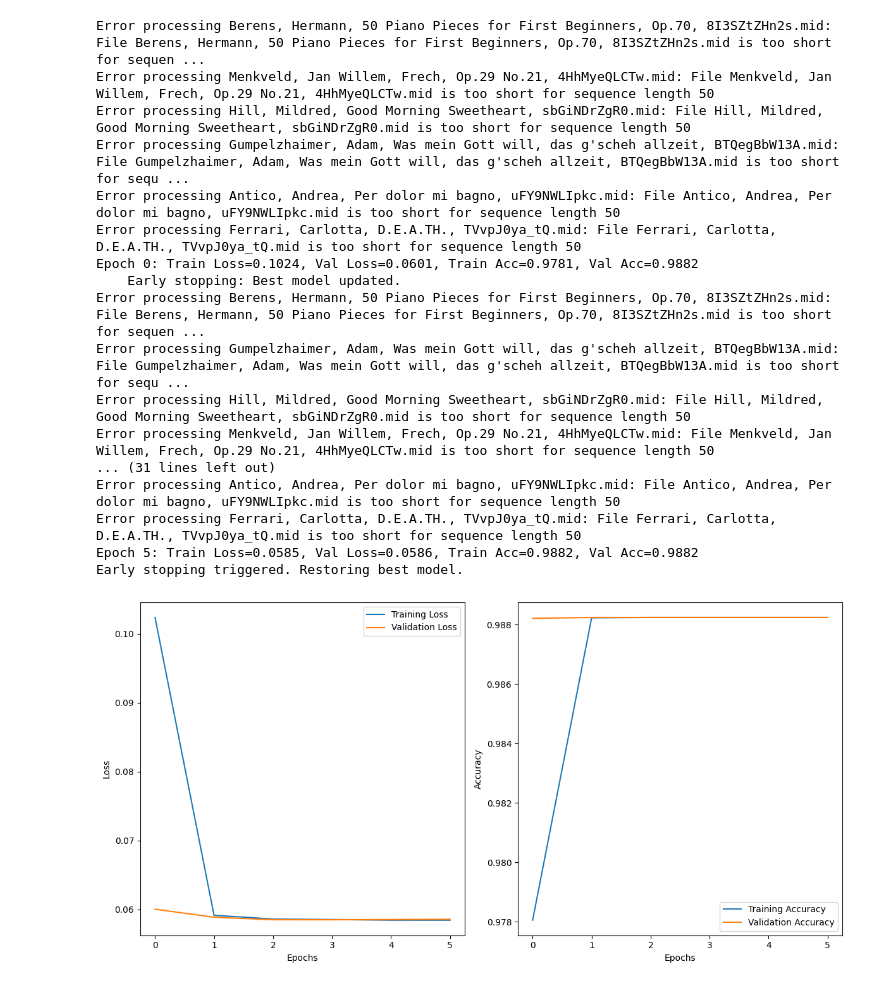
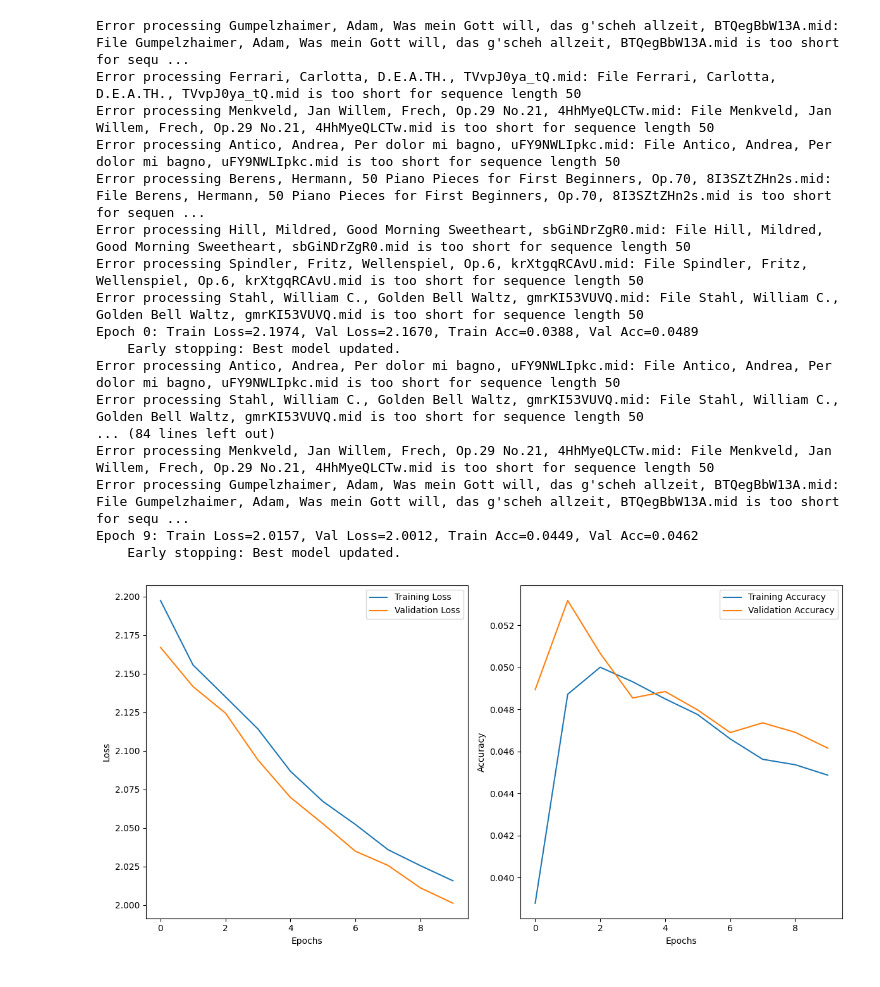
Before and after one commit to balintjanik/piano-midi-generation, a Jupyter notebook: model_2_train.ipynb, the cells around one changed output. Cells and saved outputs as stored; diff of their text form; code cells hidden in the pictures.

Commit message:
Fixed incorrect loss functions for model 1 and 2

```diff
--- a/model_2_train.ipynb
+++ b/model_2_train.ipynb
@@ -76,32 +76,33 @@ model = LSTMModel(vocab_size, embedding_size, hidden_size, num_layers)
 # %%
 # Train model from ml_utils
 best_model, history = train_model(
     model=model,
     dataloaders={"train": dataloader_train, "val": dataloader_val},
-    task_type="multi-label",
+    task_type="multiclass",
     n_epochs=10,
+    learning_rate=0.001,
     device="cuda"
 )
 (train_losses, val_losses, train_accuracy, val_accuracy) = history
 plot_metrics(train_losses, val_losses, train_accuracy, val_accuracy)
 # %% [output]
+Error processing Gumpelzhaimer, Adam, Was mein Gott will, das g'scheh allzeit, BTQegBbW13A.mid: File Gumpelzhaimer, Adam, Was mein Gott will, das g'scheh allzeit, BTQegBbW13A.mid is too short for sequ ...
+Error processing Ferrari, Carlotta, D.E.A.TH., TVvpJ0ya_tQ.mid: File Ferrari, Carlotta, D.E.A.TH., TVvpJ0ya_tQ.mid is too short for sequence length 50
+Error processing Menkveld, Jan Willem, Frech, Op.29 No.21, 4HhMyeQLCTw.mid: File Menkveld, Jan Willem, Frech, Op.29 No.21, 4HhMyeQLCTw.mid is too short for sequence length 50
+Error processing Antico, Andrea, Per dolor mi bagno, uFY9NWLIpkc.mid: File Antico, Andrea, Per dolor mi bagno, uFY9NWLIpkc.mid is too short for sequence length 50
 Error processing Berens, Hermann, 50 Piano Pieces for First Beginners, Op.70, 8I3SZtZHn2s.mid: File Berens, Hermann, 50 Piano Pieces for First Beginners, Op.70, 8I3SZtZHn2s.mid is too short for sequen ...
+Error processing Hill, Mildred, Good Morning Sweetheart, sbGiNDrZgR0.mid: File Hill, Mildred, Good Morning Sweetheart, sbGiNDrZgR0.mid is too short for sequence length 50
+Error processing Spindler, Fritz, Wellenspiel, Op.6, krXtgqRCAvU.mid: File Spindler, Fritz, Wellenspiel, Op.6, krXtgqRCAvU.mid is too short for sequence length 50
+Error processing Stahl, William C., Golden Bell Waltz, gmrKI53VUVQ.mid: File Stahl, William C., Golden Bell Waltz, gmrKI53VUVQ.mid is too short for sequence length 50
+Epoch 0: Train Loss=2.1974, Val Loss=2.1670, Train Acc=0.0388, Val Acc=0.0489
+    Early stopping: Best model updated.
+Error processing Antico, Andrea, Per dolor mi bagno, uFY9NWLIpkc.mid: File Antico, Andrea, Per dolor mi bagno, uFY9NWLIpkc.mid is too short for sequence length 50
+Error processing Stahl, William C., Golden Bell Waltz, gmrKI53VUVQ.mid: File Stahl, William C., Golden Bell Waltz, gmrKI53VUVQ.mid is too short for sequence length 50
+... (84 lines left out)
 Error processing Menkveld, Jan Willem, Frech, Op.29 No.21, 4HhMyeQLCTw.mid: File Menkveld, Jan Willem, Frech, Op.29 No.21, 4HhMyeQLCTw.mid is too short for sequence length 50
-Error processing Hill, Mildred, Good Morning Sweetheart, sbGiNDrZgR0.mid: File Hill, Mildred, Good Morning Sweetheart, sbGiNDrZgR0.mid is too short for sequence length 50
 Error processing Gumpelzhaimer, Adam, Was mein Gott will, das g'scheh allzeit, BTQegBbW13A.mid: File Gumpelzhaimer, Adam, Was mein Gott will, das g'scheh allzeit, BTQegBbW13A.mid is too short for sequ ...
-Error processing Antico, Andrea, Per dolor mi bagno, uFY9NWLIpkc.mid: File Antico, Andrea, Per dolor mi bagno, uFY9NWLIpkc.mid is too short for sequence length 50
-Error processing Ferrari, Carlotta, D.E.A.TH., TVvpJ0ya_tQ.mid: File Ferrari, Carlotta, D.E.A.TH., TVvpJ0ya_tQ.mid is too short for sequence length 50
-Epoch 0: Train Loss=0.1024, Val Loss=0.0601, Train Acc=0.9781, Val Acc=0.9882
+Epoch 9: Train Loss=2.0157, Val Loss=2.0012, Train Acc=0.0449, Val Acc=0.0462
     Early stopping: Best model updated.
-Error processing Berens, Hermann, 50 Piano Pieces for First Beginners, Op.70, 8I3SZtZHn2s.mid: File Berens, Hermann, 50 Piano Pieces for First Beginners, Op.70, 8I3SZtZHn2s.mid is too short for sequen ...
-Error processing Gumpelzhaimer, Adam, Was mein Gott will, das g'scheh allzeit, BTQegBbW13A.mid: File Gumpelzhaimer, Adam, Was mein Gott will, das g'scheh allzeit, BTQegBbW13A.mid is too short for sequ ...
-Error processing Hill, Mildred, Good Morning Sweetheart, sbGiNDrZgR0.mid: File Hill, Mildred, Good Morning Sweetheart, sbGiNDrZgR0.mid is too short for sequence length 50
-Error processing Menkveld, Jan Willem, Frech, Op.29 No.21, 4HhMyeQLCTw.mid: File Menkveld, Jan Willem, Frech, Op.29 No.21, 4HhMyeQLCTw.mid is too short for sequence length 50
-... (31 lines left out)
-Error processing Antico, Andrea, Per dolor mi bagno, uFY9NWLIpkc.mid: File Antico, Andrea, Per dolor mi bagno, uFY9NWLIpkc.mid is too short for sequence length 50
-Error processing Ferrari, Carlotta, D.E.A.TH., TVvpJ0ya_tQ.mid: File Ferrari, Carlotta, D.E.A.TH., TVvpJ0ya_tQ.mid is too short for sequence length 50
-Epoch 5: Train Loss=0.0585, Val Loss=0.0586, Train Acc=0.9882, Val Acc=0.9882
-Early stopping triggered. Restoring best model.
-[figure, old version]
+[figure, new version]
 # %%
 # Test model from ml_utils
```
Also changed, not shown: parts of 1 cell of this notebook, 1 other file.
